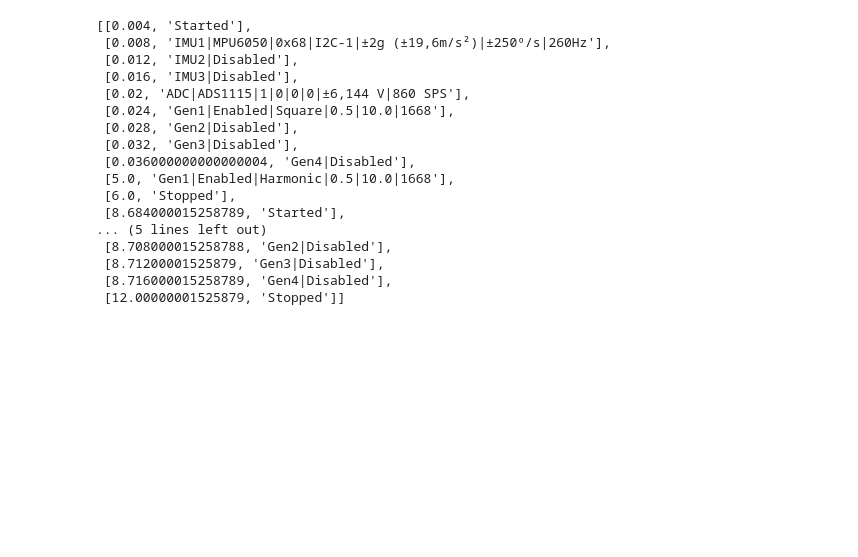
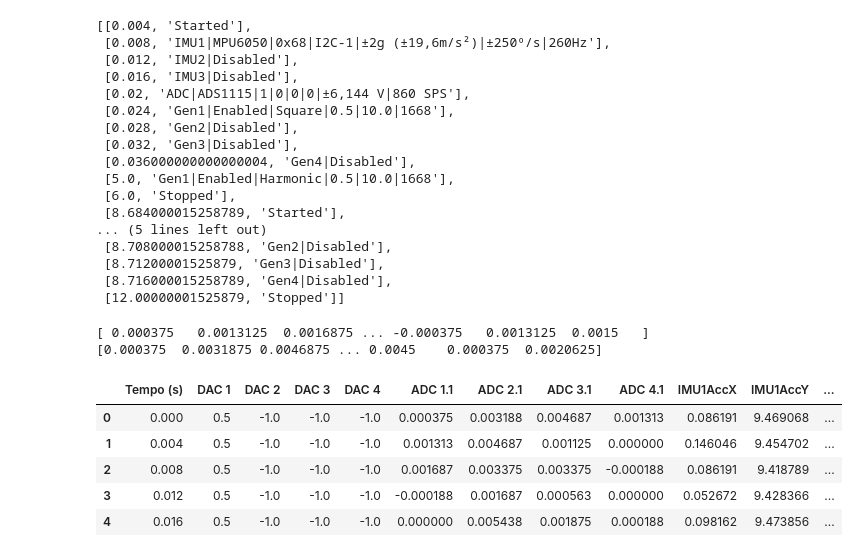
Before and after one commit to eduardobatista/ActVibModules, a Jupyter notebook: Examples.ipynb, the cells around one changed output. Drawn from its saved outputs; the diff is of its cells as text; code cells hidden in the pictures; blank space fills up the shorter version.

```diff
--- a/Examples.ipynb
+++ b/Examples.ipynb
@@ -257,3 +257,18 @@ display(myfile.getLogs())
  [8.71200001525879, 'Gen3|Disabled'],
  [8.716000015258789, 'Gen4|Disabled'],
  [12.00000001525879, 'Stopped']]
+# %%
+print(myfile.getADCData(1))
+print(myfile.getADC1kHzData())
+# %% [output]
+[ 0.000375   0.0013125  0.0016875 ... -0.000375   0.0013125  0.0015   ]
+[0.000375  0.0031875 0.0046875 ... 0.0045    0.000375  0.0020625]
+# %%
+display(myfile.data.head(5))
+# %% [output]
+|  | Tempo (s) | DAC 1 | DAC 2 | DAC 3 | DAC 4 | ADC 1.1 | ADC 2.1 | ADC 3.1 | ADC 4.1 | IMU1AccX | IMU1AccY | ... |
+| 0 | 0.000 | 0.5 | -1.0 | -1.0 | -1.0 | 0.000375 | 0.003188 | 0.004687 | 0.001313 | 0.086191 | 9.469068 | ... |
+| 1 | 0.004 | 0.5 | -1.0 | -1.0 | -1.0 | 0.001313 | 0.004687 | 0.001125 | 0.000000 | 0.146046 | 9.454702 | ... |
+| 2 | 0.008 | 0.5 | -1.0 | -1.0 | -1.0 | 0.001687 | 0.003375 | 0.003375 | -0.000188 | 0.086191 | 9.418789 | ... |
+| 3 | 0.012 | 0.5 | -1.0 | -1.0 | -1.0 | -0.000188 | 0.001687 | 0.000563 | 0.000000 | 0.052672 | 9.428366 | ... |
+| 4 | 0.016 | 0.5 | -1.0 | -1.0 | -1.0 | 0.000000 | 0.005438 | 0.001875 | 0.000188 | 0.098162 | 9.473856 | ... |
```
Also changed, not shown: parts of 1 cell of this notebook, 1 other file.
